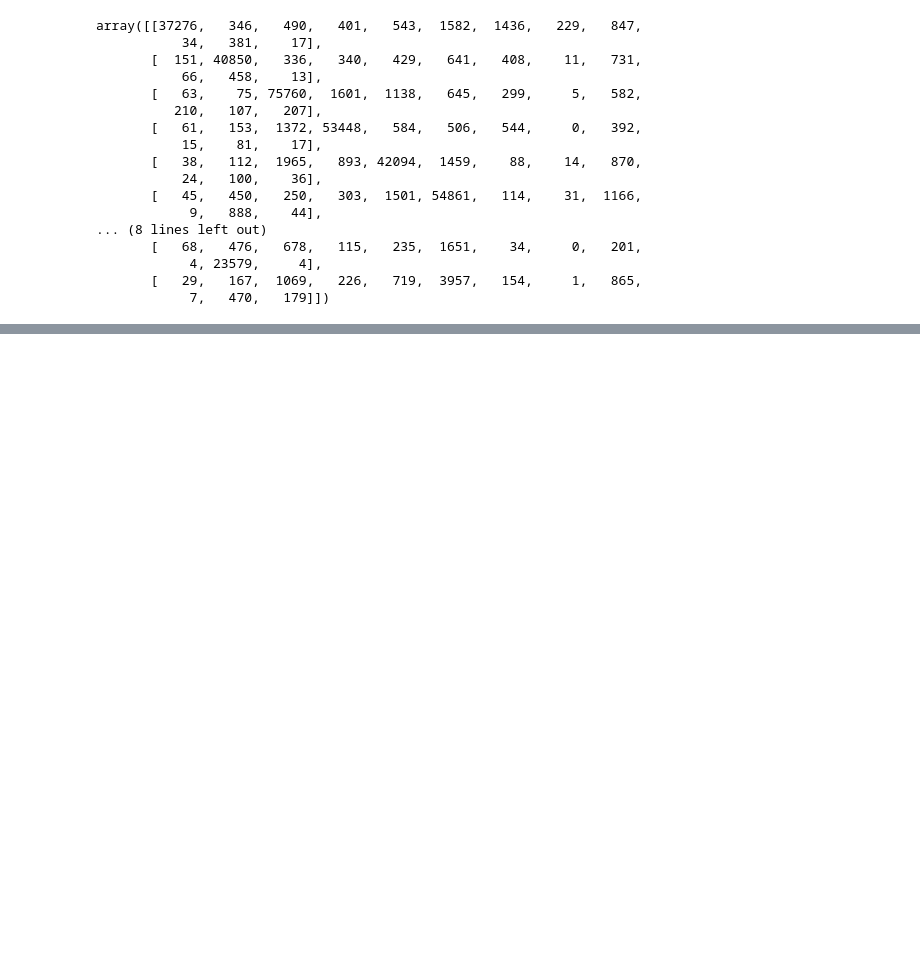
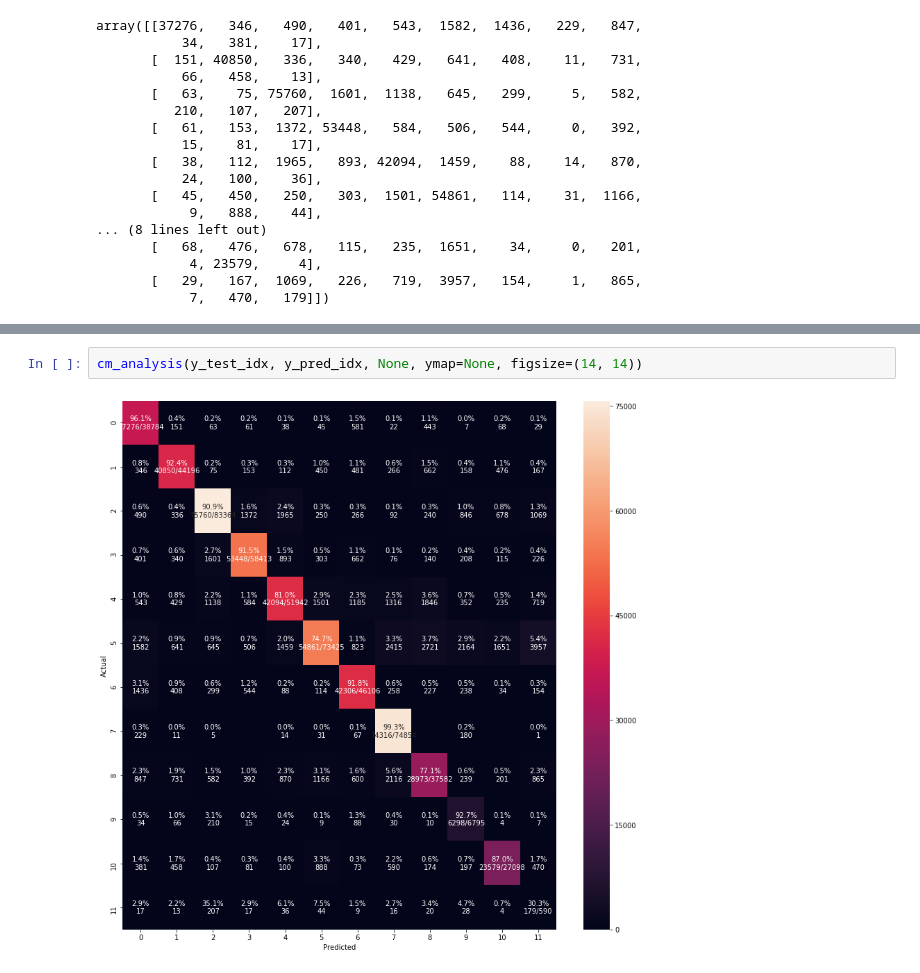
Before and after one commit to rjs211/CS564-ML, a Jupyter notebook: Assignment4/Q1.ipynb, the cells around one changed output, grey strips where cells are left out. Saved outputs shown, nothing was run; the diff lists cells and outputs as text; blank space fills up the shorter version.

```diff
--- a/Assignment4/Q1.ipynb
+++ b/Assignment4/Q1.ipynb
@@ -562,0 +607,4 @@ array([[37276,   346,   490,   401,   543,  1582,  1436,   229,   847,
+# %%
+cm_analysis(y_test_idx, y_pred_idx, None, ymap=None, figsize=(14, 14))
+# %% [output]
+[figure, added]
```
Also changed, not shown: parts of 1 cell of this notebook.
